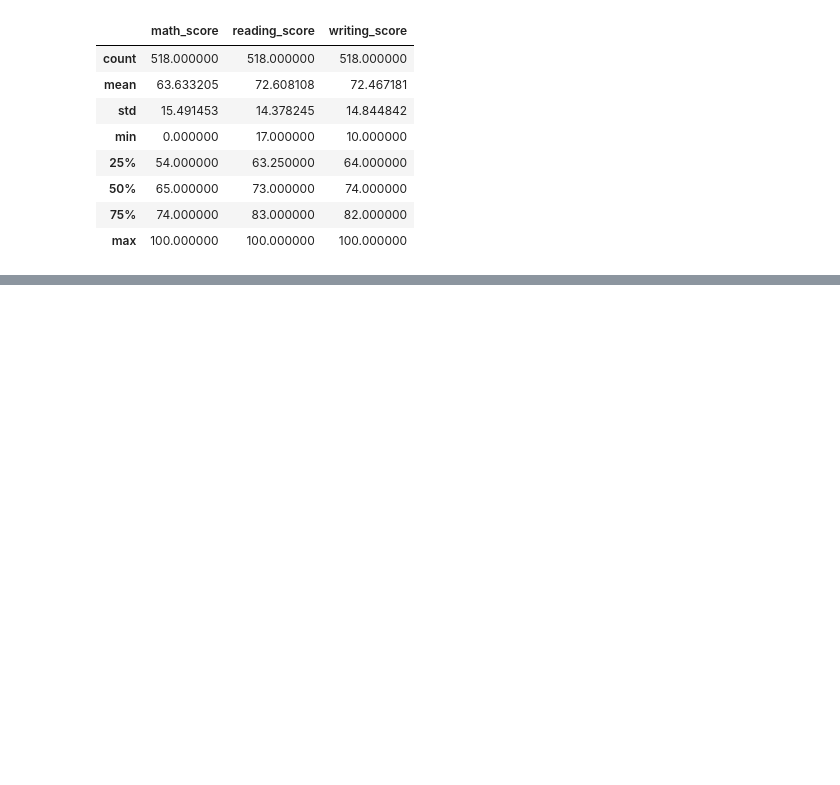
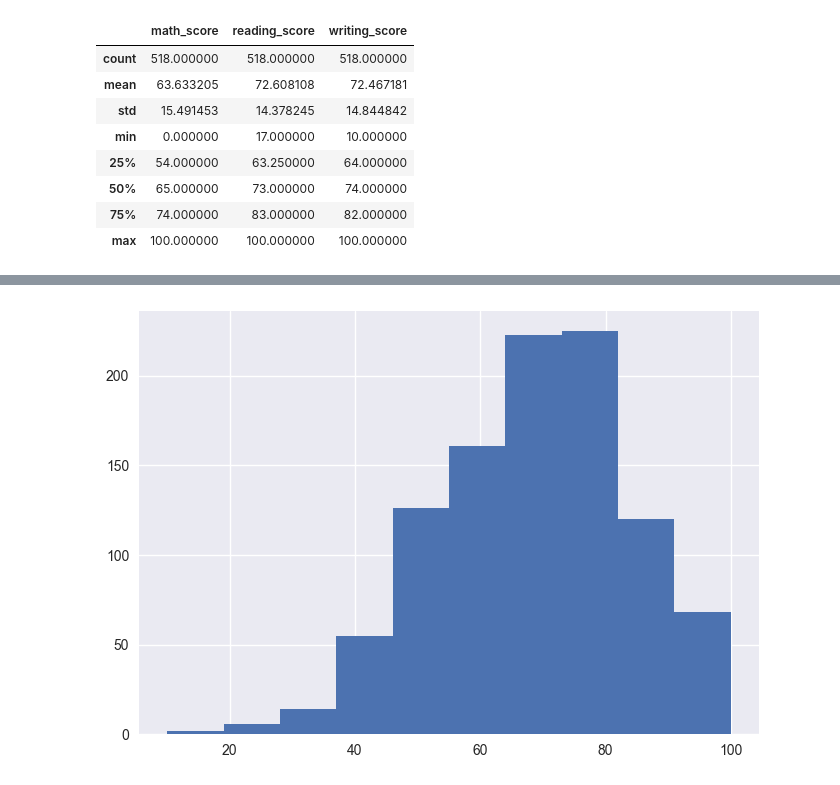
Before and after one commit to hazywho/Junior-Data-Scientist, a Jupyter notebook: plots_dsf.ipynb, the cells around one changed output, grey strips where cells are left out. Saved outputs shown, nothing was run; the diff lists cells and outputs as text; code cells hidden in the pictures; blank space fills up the shorter version.

```diff
--- a/plots_dsf.ipynb
+++ b/plots_dsf.ipynb
@@ -165,0 +189,5 @@ femaledf.describe()
+# %%
+plt.hist(df["writing_score"])
+plt.show()
+# %% [output]
+[figure, added]
```
Also changed, not shown: parts of 11 cells of this notebook.
